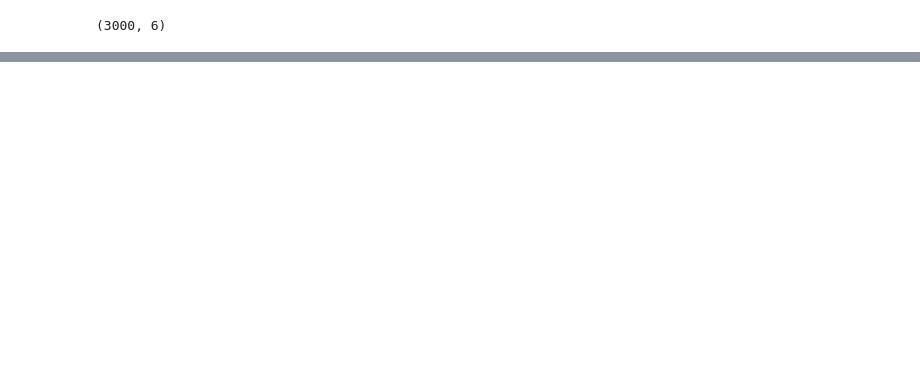
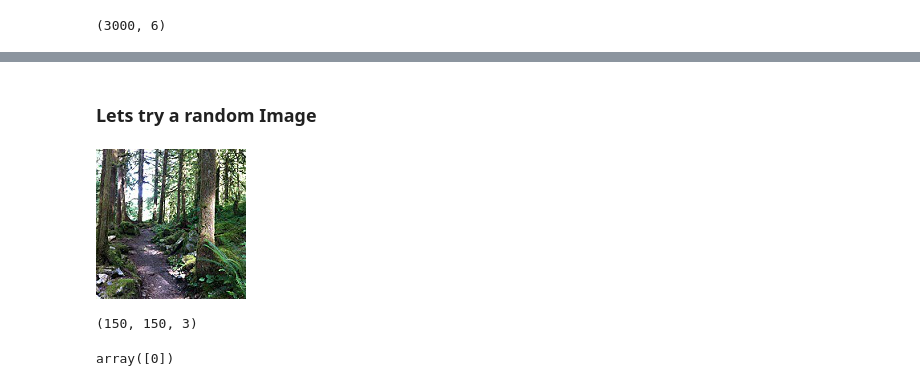
Before and after one commit to Berkat0789/Portfolio, a Jupyter notebook: CNN_ConvolutionalNeuralNetworks /Intel Image Classification/Intel Image Classification using CNN.ipynb, the cells around one changed output, grey strips where cells are left out. Saved outputs shown, nothing was run; the diff lists cells and outputs as text; code cells hidden in the pictures; blank space fills up the shorter version.

```diff
--- a/CNN_ConvolutionalNeuralNetworks /Intel Image Classification/Intel Image Classification using CNN.ipynb
+++ b/CNN_ConvolutionalNeuralNetworks /Intel Image Classification/Intel Image Classification using CNN.ipynb
@@ -234,0 +277,16 @@ ValueError: Classification metrics can't handle a mix of multiclass and continuo
+# %% [markdown]
+### Lets try a random Image
+# %%
+forest_images = os.listdir(train_dir+"/forest")
+# %%
+from random import randint
+random_index = randint(1, len(forest_images))
+random_image = forest_images[random_index]
+# %%
+random_image_path = train_dir+"/forest/"+random_image
+# %%
+sample_forest = image.load_img(random_image_path)
+# %%
+sample_forest
+# %% [output]
+[figure, added]
@@ -234,0 +295,4 @@ ValueError: Classification metrics can't handle a mix of multiclass and continuo
+# %%
+random_image_array.shape
+# %% [output]
+(150, 150, 3)
@@ -234,0 +301,4 @@ ValueError: Classification metrics can't handle a mix of multiclass and continuo
+# %%
+model.predict_classes(random_image_array)
+# %% [output]
+array([0])
```
Also changed, not shown: parts of 32 cells of this notebook, 1 other file.
